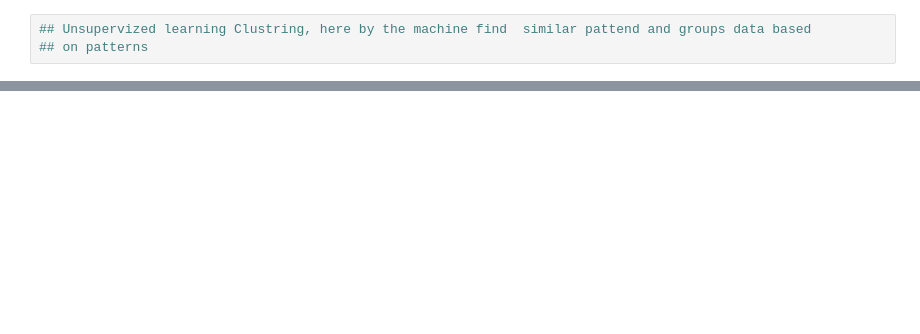
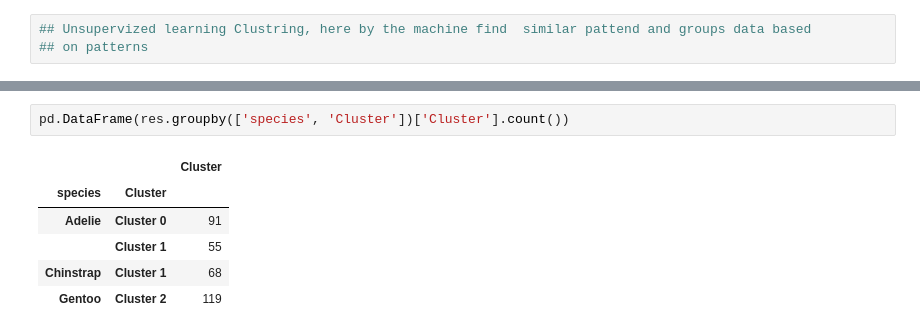
Before and after one commit to jdhova/Pycaret-Projects, a Jupyter notebook: UnSupervised-Learning/penguins.ipynb, the cells around one changed output, grey strips where cells are left out. Drawn from its saved outputs; the diff is of its cells as text; blank space fills up the shorter version.

```diff
--- a/UnSupervised-Learning/penguins.ipynb
+++ b/UnSupervised-Learning/penguins.ipynb
@@ -20,0 +92,9 @@ data.head()
+# %%
+pd.DataFrame(res.groupby(['species', 'Cluster'])['Cluster'].count())
+# %% [output]
+|  |  | Cluster |
+| species | Cluster |  |
+| Adelie | Cluster 0 | 91 |
+|  | Cluster 1 | 55 |
+| Chinstrap | Cluster 1 | 68 |
+| Gentoo | Cluster 2 | 119 |
```
Also changed, not shown: parts of 10 cells of this notebook, 1 other file.
